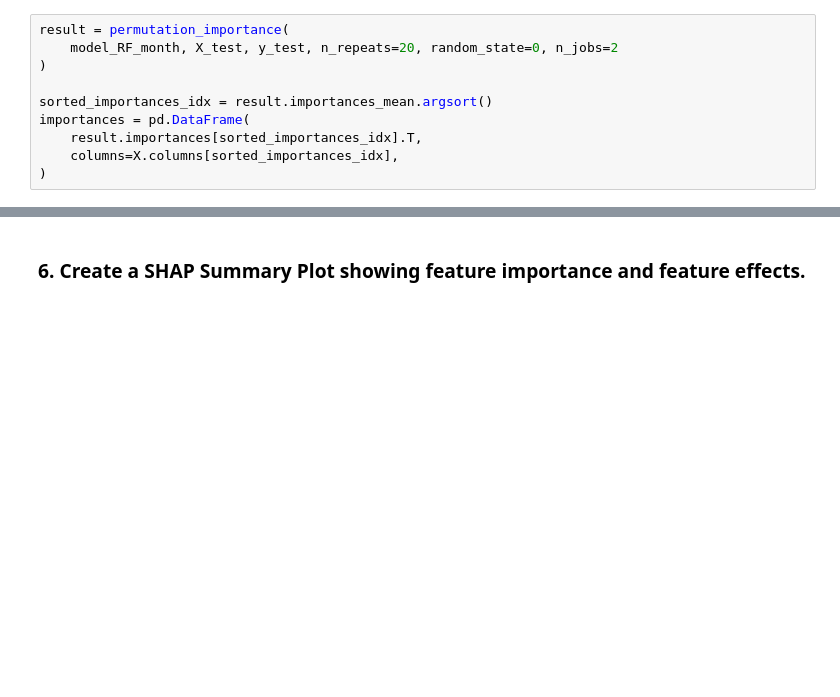
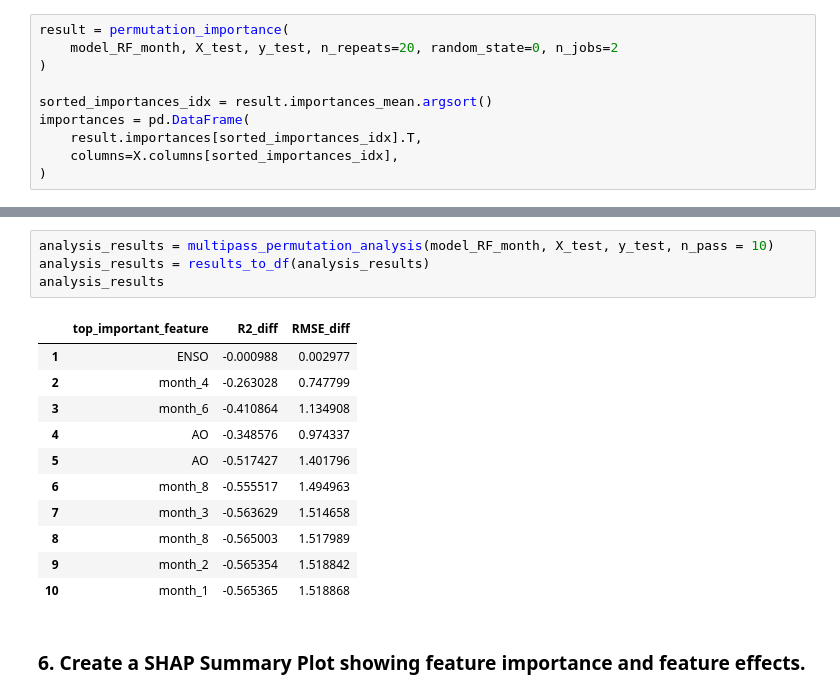
Before and after one commit to tangwhiap/ATMS-523-Module-6, a Jupyter notebook: HW6.ipynb, the cells around one changed output, grey strips where cells are left out. Saved outputs shown, nothing was run; the diff lists cells and outputs as text; blank space fills up the shorter version.

```diff
--- a/HW6.ipynb
+++ b/HW6.ipynb
@@ -187,3 +241,19 @@ ax.figure.tight_layout()
+# %%
+analysis_results = multipass_permutation_analysis(model_RF_month, X_test, y_test, n_pass = 10)
+analysis_results = results_to_df(analysis_results)
+analysis_results
+# %% [output]
+|  | top_important_feature | R2_diff | RMSE_diff |
+| 1 | ENSO | -0.000988 | 0.002977 |
+| 2 | month_4 | -0.263028 | 0.747799 |
+| 3 | month_6 | -0.410864 | 1.134908 |
+| 4 | AO | -0.348576 | 0.974337 |
+| 5 | AO | -0.517427 | 1.401796 |
+| 6 | month_8 | -0.555517 | 1.494963 |
+| 7 | month_3 | -0.563629 | 1.514658 |
+| 8 | month_8 | -0.565003 | 1.517989 |
+| 9 | month_2 | -0.565354 | 1.518842 |
+| 10 | month_1 | -0.565365 | 1.518868 |
 # %% [markdown]
 ### 6. Create a SHAP Summary Plot showing feature importance and feature effects.
 # %%
```
Also changed, not shown: parts of 10 cells of this notebook.
